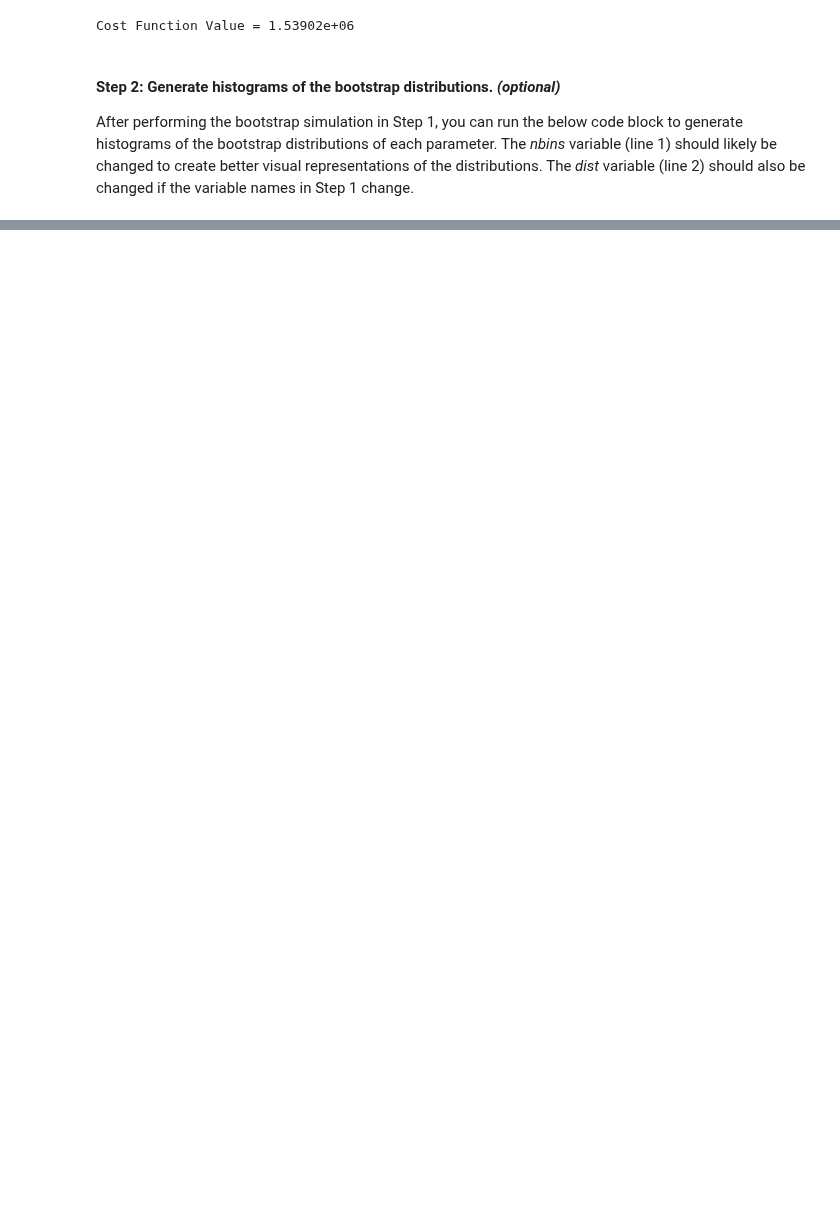
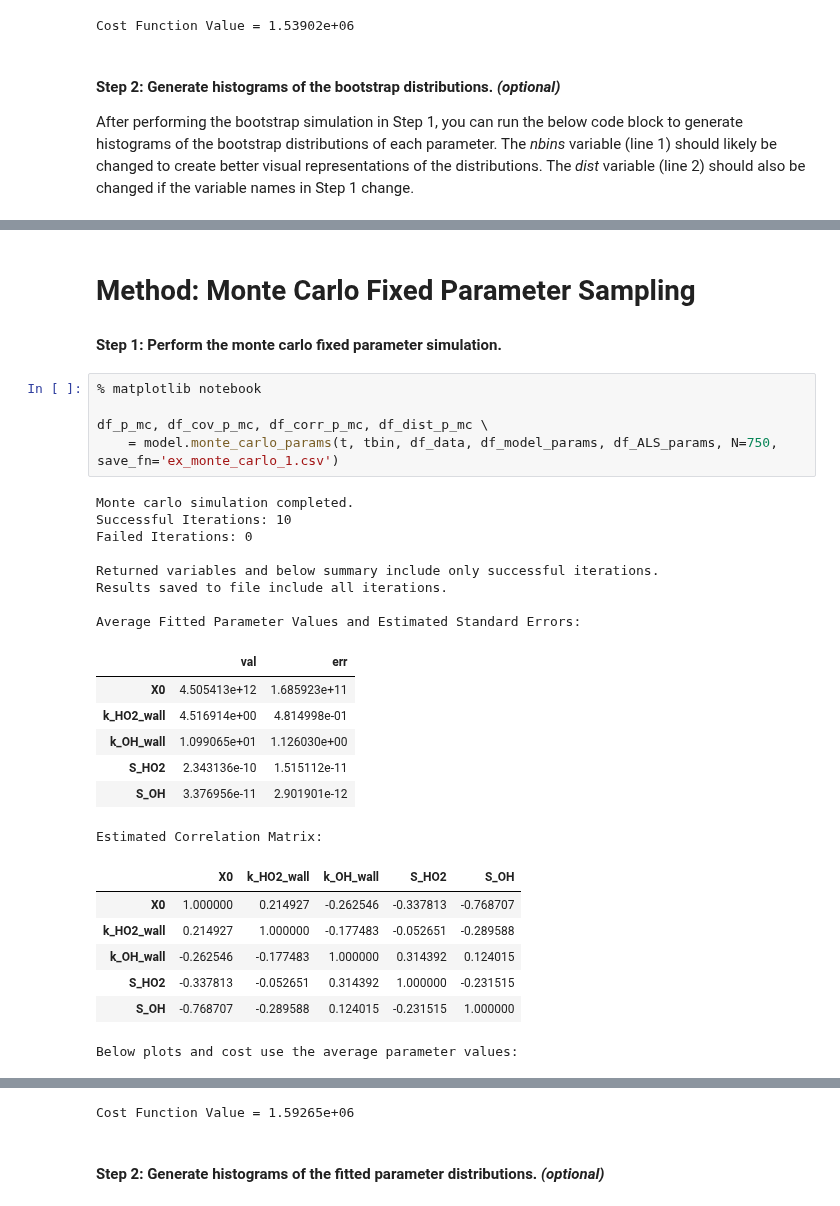
Before and after one commit to mdsmarte/ALS-Kinetic-Model, a Jupyter notebook: ex_notebook_1.ipynb, the cells around one changed output, grey strips where cells are left out. Drawn from its saved outputs; the diff is of its cells as text; blank space fills up the shorter version.

Commit message:
Finished monte carlo fcn, passing to decapole for large N testing

```diff
--- a/ex_notebook_1.ipynb
+++ b/ex_notebook_1.ipynb
@@ -646,3 +646,35 @@ plt.show()
 # %% [output]
 [interactive output not drawn]
 [interactive output not drawn]
+# %% [markdown]
+# Method: Monte Carlo Fixed Parameter Sampling
+
+#### Step 1: Perform the monte carlo fixed parameter simulation.
+# %%
+% matplotlib notebook
+
+df_p_mc, df_cov_p_mc, df_corr_p_mc, df_dist_p_mc \
+    = model.monte_carlo_params(t, tbin, df_data, df_model_params, df_ALS_params, N=750, save_fn='ex_monte_carlo_1.csv')
+# %% [output]
+Monte carlo simulation completed.
+Successful Iterations: 10
+Failed Iterations: 0
+
+Returned variables and below summary include only successful iterations.
+Results saved to file include all iterations.
+
+Average Fitted Parameter Values and Estimated Standard Errors:
+|  | val | err |
+| X0 | 4.505413e+12 | 1.685923e+11 |
+| k_HO2_wall | 4.516914e+00 | 4.814998e-01 |
+| k_OH_wall | 1.099065e+01 | 1.126030e+00 |
+| S_HO2 | 2.343136e-10 | 1.515112e-11 |
+| S_OH | 3.376956e-11 | 2.901901e-12 |
+Estimated Correlation Matrix:
+|  | X0 | k_HO2_wall | k_OH_wall | S_HO2 | S_OH |
+| X0 | 1.000000 | 0.214927 | -0.262546 | -0.337813 | -0.768707 |
+| k_HO2_wall | 0.214927 | 1.000000 | -0.177483 | -0.052651 | -0.289588 |
+| k_OH_wall | -0.262546 | -0.177483 | 1.000000 | 0.314392 | 0.124015 |
+| S_HO2 | -0.337813 | -0.052651 | 0.314392 | 1.000000 | -0.231515 |
+| S_OH | -0.768707 | -0.289588 | 0.124015 | -0.231515 | 1.000000 |
+Below plots and cost use the average parameter values:
@@ -648,0 +683,3 @@ plt.show()
+Cost Function Value = 1.59265e+06
+# %% [markdown]
+#### Step 2: Generate histograms of the fitted parameter distributions. *(optional)*
```
Also changed, not shown: parts of 2 cells of this notebook, 2 other files.
